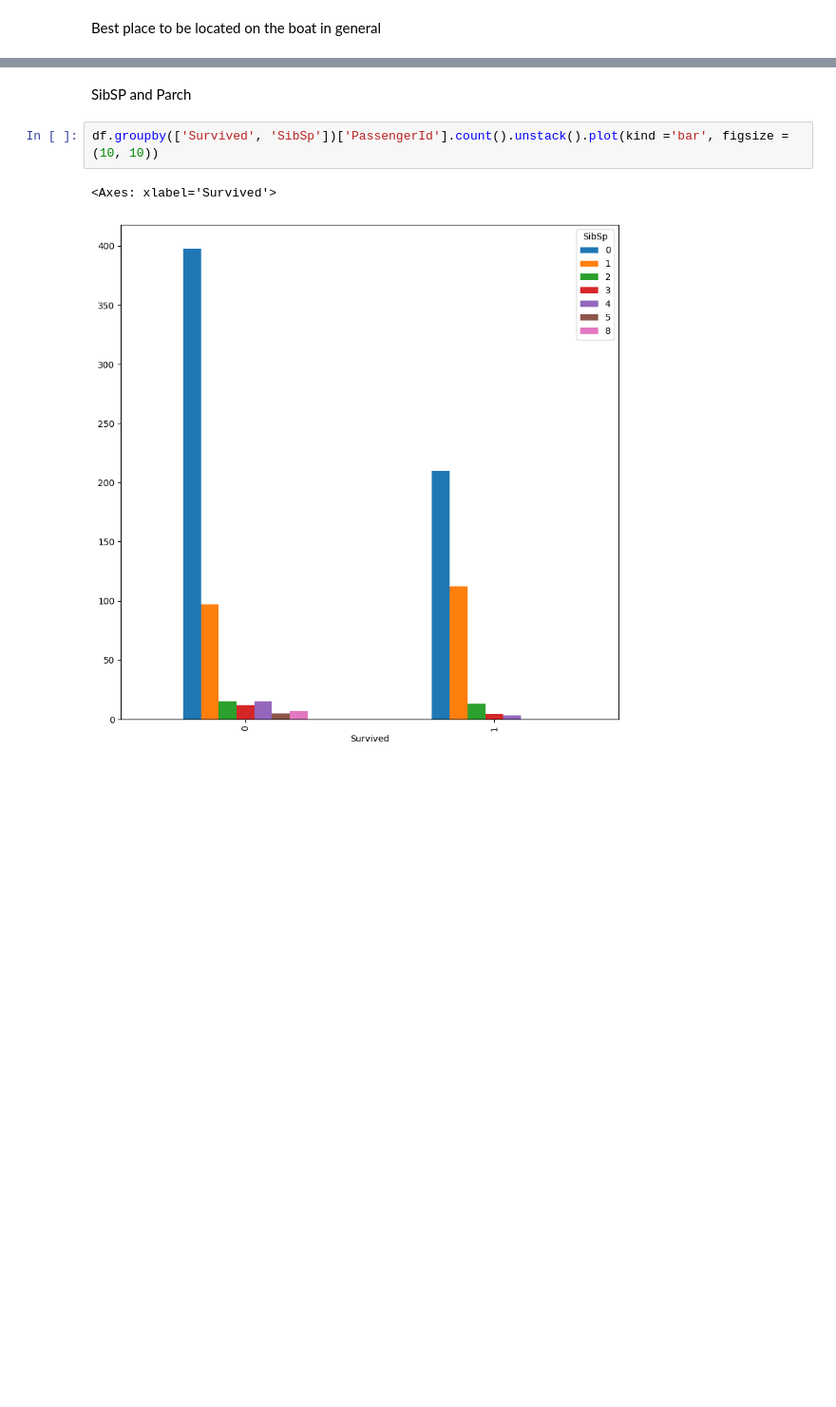
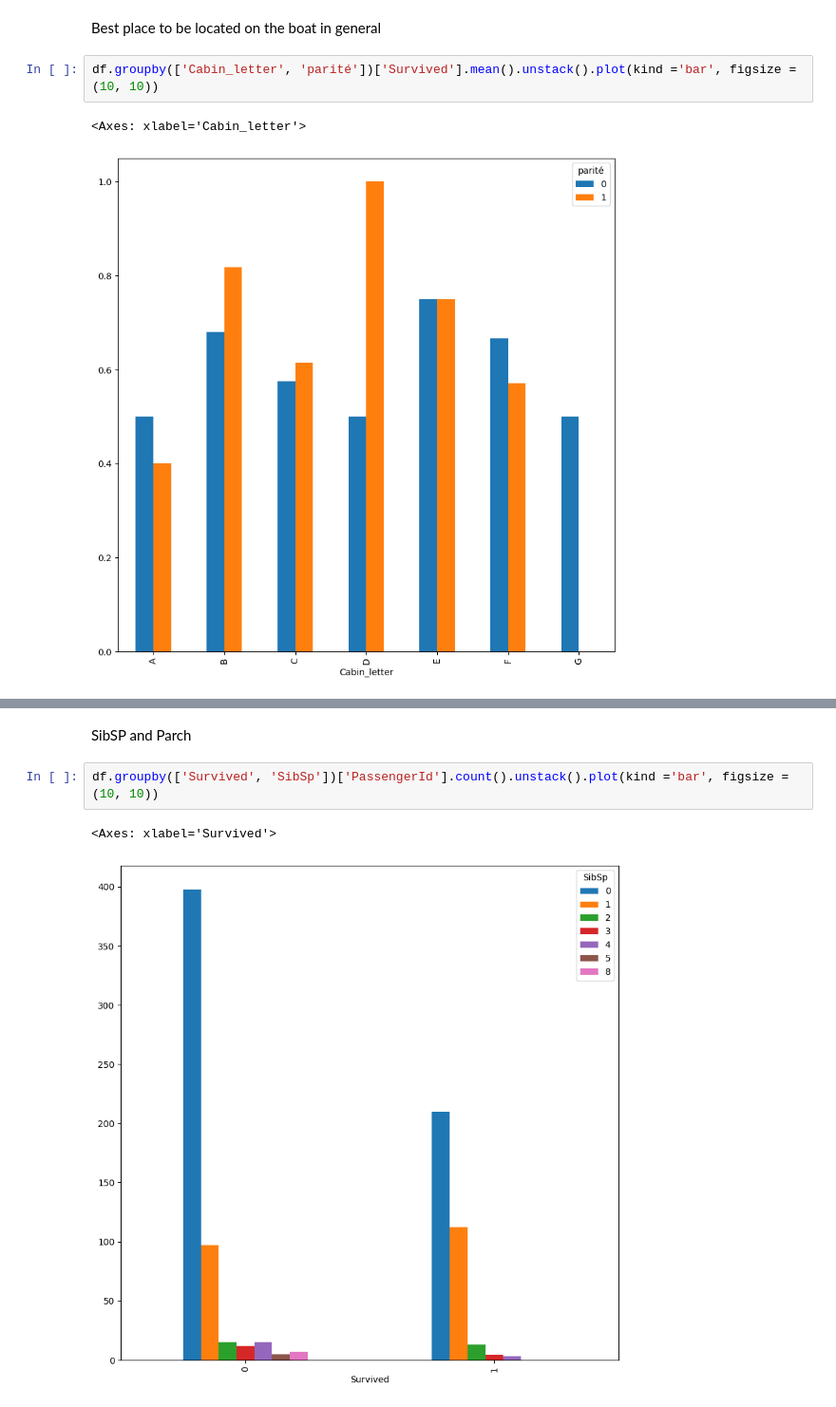
Before and after one commit to coralie-sorbet/data-science-tutorials, a Jupyter notebook: introduction-to-python/Introduction to pandas.ipynb, the cells around one changed output, grey strips where cells are left out. Shown at 95% size. Cells and saved outputs as stored; diff of their text form; blank space fills up the shorter version.

```diff
--- a/introduction-to-python/Introduction to pandas.ipynb
+++ b/introduction-to-python/Introduction to pandas.ipynb
@@ -291,2 +291,7 @@ Cabin_letter.groupby(['Survived','Cabin_letter'])['PassengerId'].count().unstack
 # %% [markdown]
 Best place to be located on the boat in general
+# %%
+df.groupby(['Cabin_letter', 'parité'])['Survived'].mean().unstack().plot(kind ='bar', figsize = (10, 10))
+# %% [output]
+<Axes: xlabel='Cabin_letter'>
+[figure, added]
```
Also changed, not shown: parts of 11 cells of this notebook.
